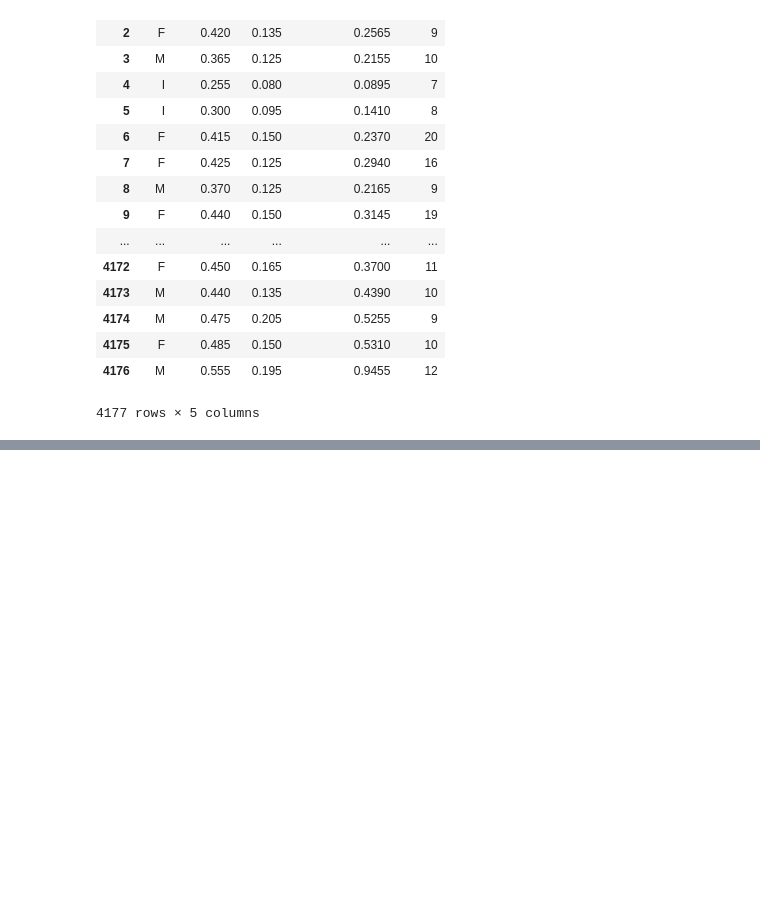
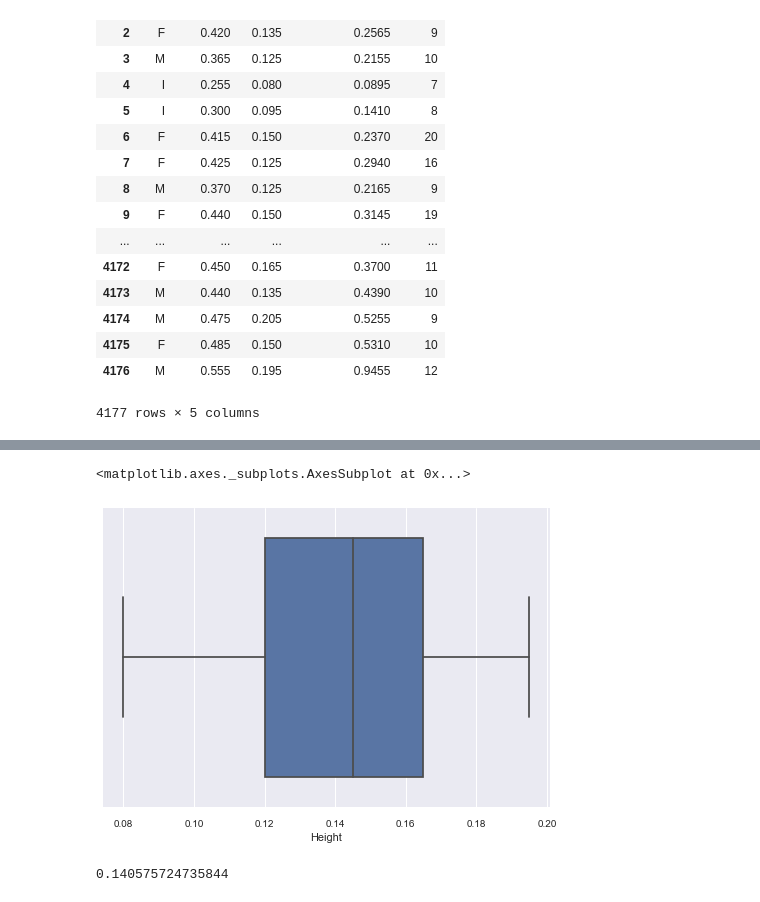
Before and after one commit to habhishek/Classes---Udemy, a Jupyter notebook: abalone_attempt.ipynb, the cells around one changed output, grey strips where cells are left out. Cells and saved outputs as stored; diff of their text form; code cells hidden in the pictures; blank space fills up the shorter version.

```diff
--- a/abalone_attempt.ipynb
+++ b/abalone_attempt.ipynb
@@ -76,0 +131,9 @@ TypeError: ('Could not convert MMFMIIFFMFFMMFFMIFMMMIFFFFFMMMMFMFFMFFFMFFIIIIMFI
+# %%
+sns.boxplot(data1['Height'])
+# %% [output]
+<matplotlib.axes._subplots.AxesSubplot at 0x...>
+[figure, added]
+# %%
+data1['Height'].mean()
+# %% [output]
+0.140575724735844
```
Also changed, not shown: parts of 43 cells of this notebook, 1 other file.
